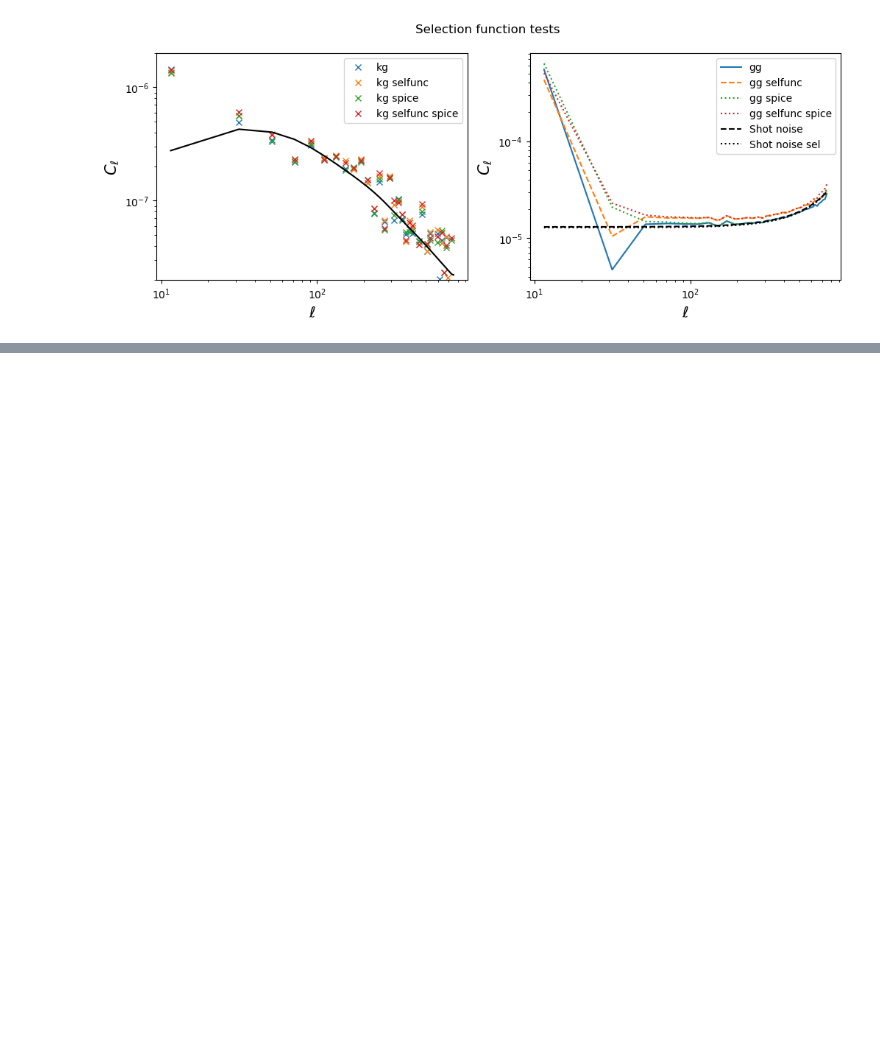
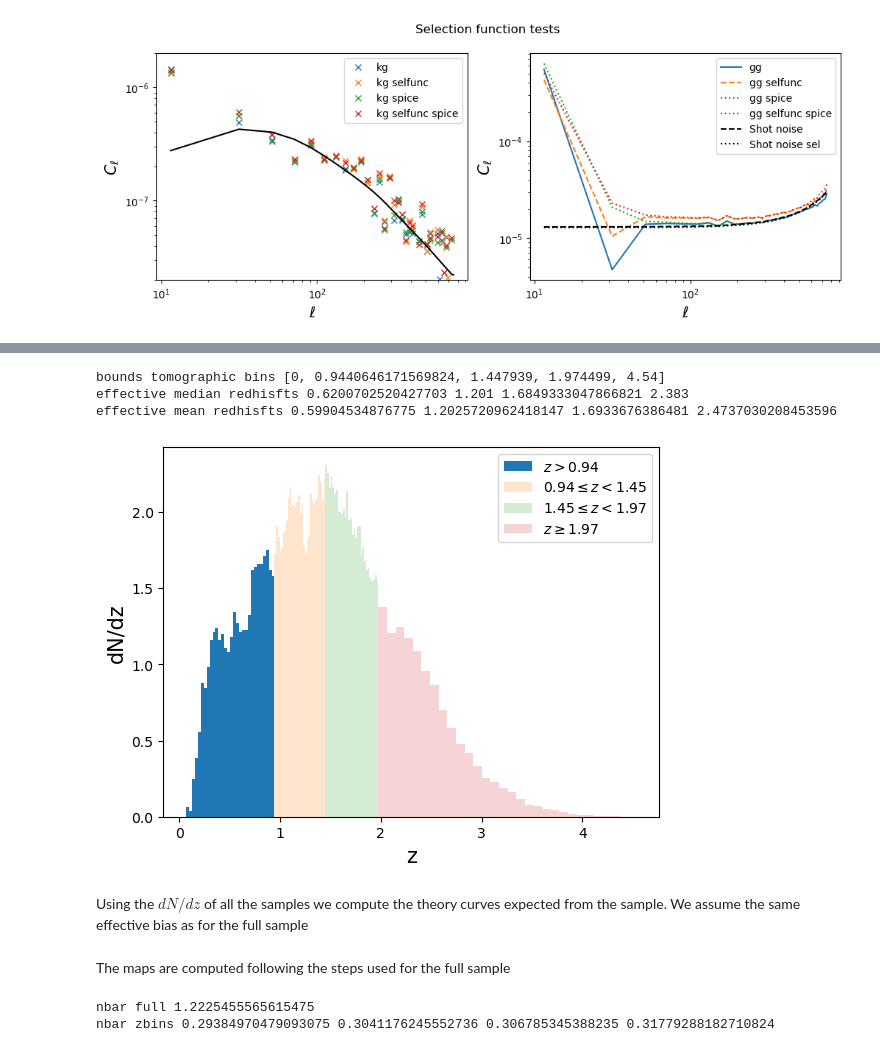
Before and after one commit to kstoreyf/gaia-quasars-lss, a Jupyter notebook: notebooks/gaia_qso_data_pstest.ipynb, the cells around one changed output, grey strips where cells are left out. Cells and saved outputs as stored; diff of their text form; code cells hidden in the pictures; blank space fills up the shorter version.

```diff
--- a/notebooks/gaia_qso_data_pstest.ipynb
+++ b/notebooks/gaia_qso_data_pstest.ipynb
@@ -756,0 +765,25 @@ The auto spectrum of QSO is very bad and displays a big excess of power in the f
+# %%
+z=d[1].data['redshift_spz']
+bounds = np.percentile(z,[25,50,75])
+
+#np.percentile(d[1].data['redshift_spz'],[33,66])
+print("bounds tomographic bins",[0]+list(bounds)+[np.max(z)])
+print("effective median redhisfts",np.median(z[mask_z1]),np.median(z[mask_z2]),np.median(z[mask_z3]),
+      np.median(z[mask_z4]))
+print("effective mean redhisfts",np.mean(z[mask_z1]),np.mean(z[mask_z2]),np.mean(z[mask_z3]),
+      np.mean(z[mask_z4]))
+
+z=d[1].data['redshift_spz']
+dndz1=pl.hist(z[mask_z1],bins=30,density=True,label=          '$z>%.2f$'%bounds[0])
+dndz2=pl.hist(z[mask_z2],bins=30,density=True,alpha=0.2,label='$%.2f\leq z<%.2f$'%(bounds[0],bounds[1]))
+dndz3=pl.hist(z[mask_z3],bins=30,density=True,alpha=0.2,label='$%.2f\leq z<%.2f$'%(bounds[1],bounds[2]))
+dndz4=pl.hist(z[mask_z4],bins=30,density=True,alpha=0.2,label='$z\geq %.2f$'%bounds[-1])
+pl.xlabel("z",size=15)
+pl.ylabel("dN/dz",size=15)
+pl.legend()
+pl.show()
+# %% [output]
+bounds tomographic bins [0, 0.9440646171569824, 1.447939, 1.974499, 4.54]
+effective median redhisfts 0.6200702520427703 1.201 1.6849333047866821 2.383
+effective mean redhisfts 0.59904534876775 1.2025720962418147 1.6933676386481 2.4737030208453596
+[figure, added]
@@ -756,0 +801,2 @@ The auto spectrum of QSO is very bad and displays a big excess of power in the f
+# %% [markdown]
+Using the $dN/dz$ of all the samples we compute the theory curves expected from the sample. We assume the same effective bias as for the full sample
@@ -756,0 +833,28 @@ The auto spectrum of QSO is very bad and displays a big excess of power in the f
+# %% [markdown]
+The maps are computed following the steps used for the full sample
+# %%
+
+mask_z1 = z<bounds[0]
+mask_z2 = (z>=bounds[0])&(z<bounds[1])
+mask_z3 = (z>=bounds[1])&(z<bounds[2])
+mask_z4 = z>=bounds[2]
+
+mz1 = make_counts(nside,gs.l.value[mask_z1],gs.b.value[mask_z1])
+mz2 = make_counts(nside,gs.l.value[mask_z2],gs.b.value[mask_z2])
+mz3 = make_counts(nside,gs.l.value[mask_z3],gs.b.value[mask_z3])
+mz4 = make_counts(nside,gs.l.value[mask_z4],gs.b.value[mask_z4])
+
+nbar_z1 = np.mean(mz1[binmask!=0])
+nbar_z2 = np.mean(mz2[binmask!=0])
+nbar_z3 = np.mean(mz3[binmask!=0])
+nbar_z4 = np.mean(mz4[binmask!=0])
+
+cz1 = mz1/nbar_z1- 1
+cz2 = mz2/nbar_z2- 1
+cz3 = mz3/nbar_z3- 1
+cz4 = mz4/nbar_z4- 1
+print("nbar full",nbar)
+print("nbar zbins",nbar_z1,nbar_z2,nbar_z3,nbar_z4)
+# %% [output]
+nbar full 1.2225455565615475
+nbar zbins 0.29384970479093075 0.3041176245552736 0.306785345388235 0.31779288182710824
```
Also changed, not shown: parts of 15 cells of this notebook.
